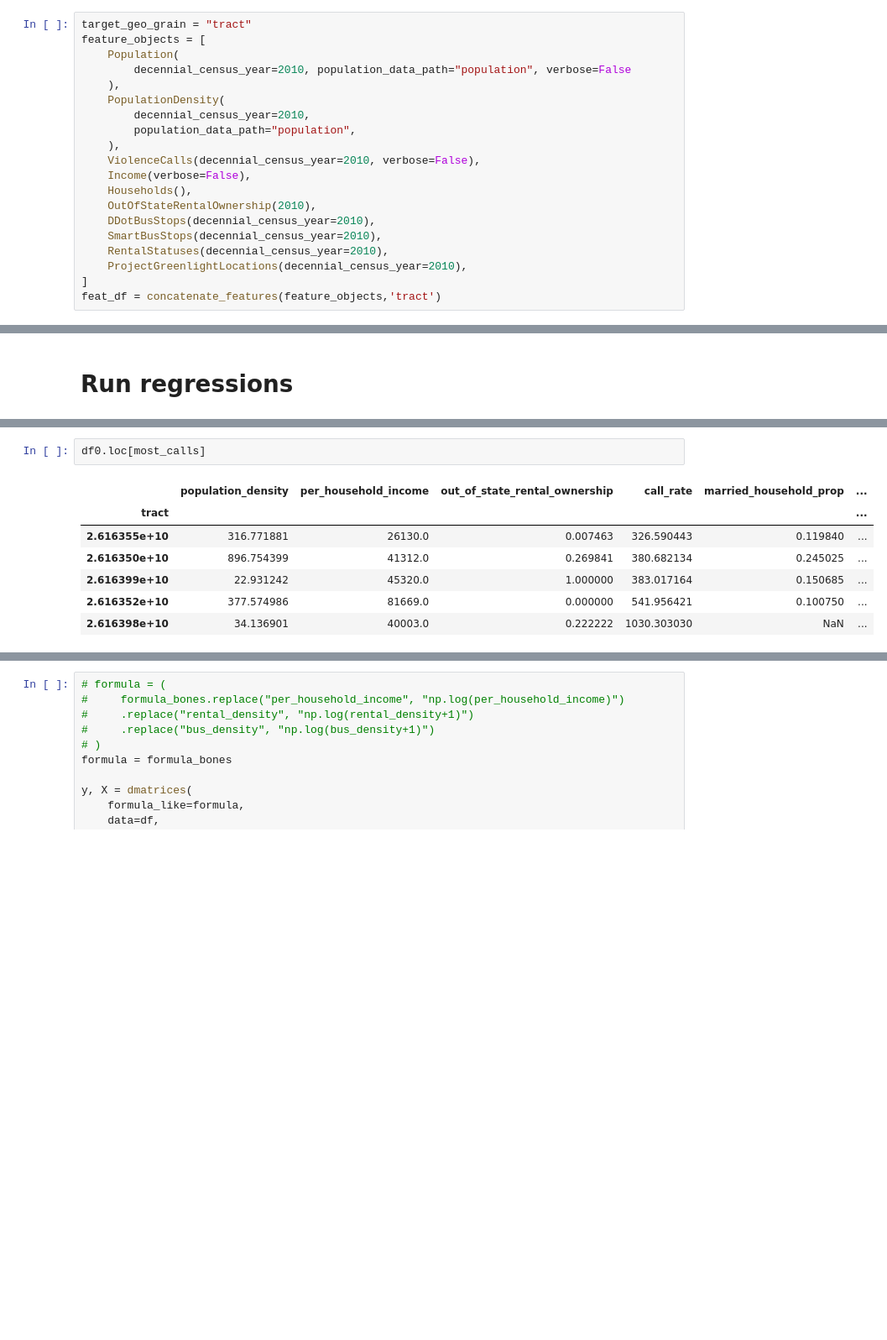
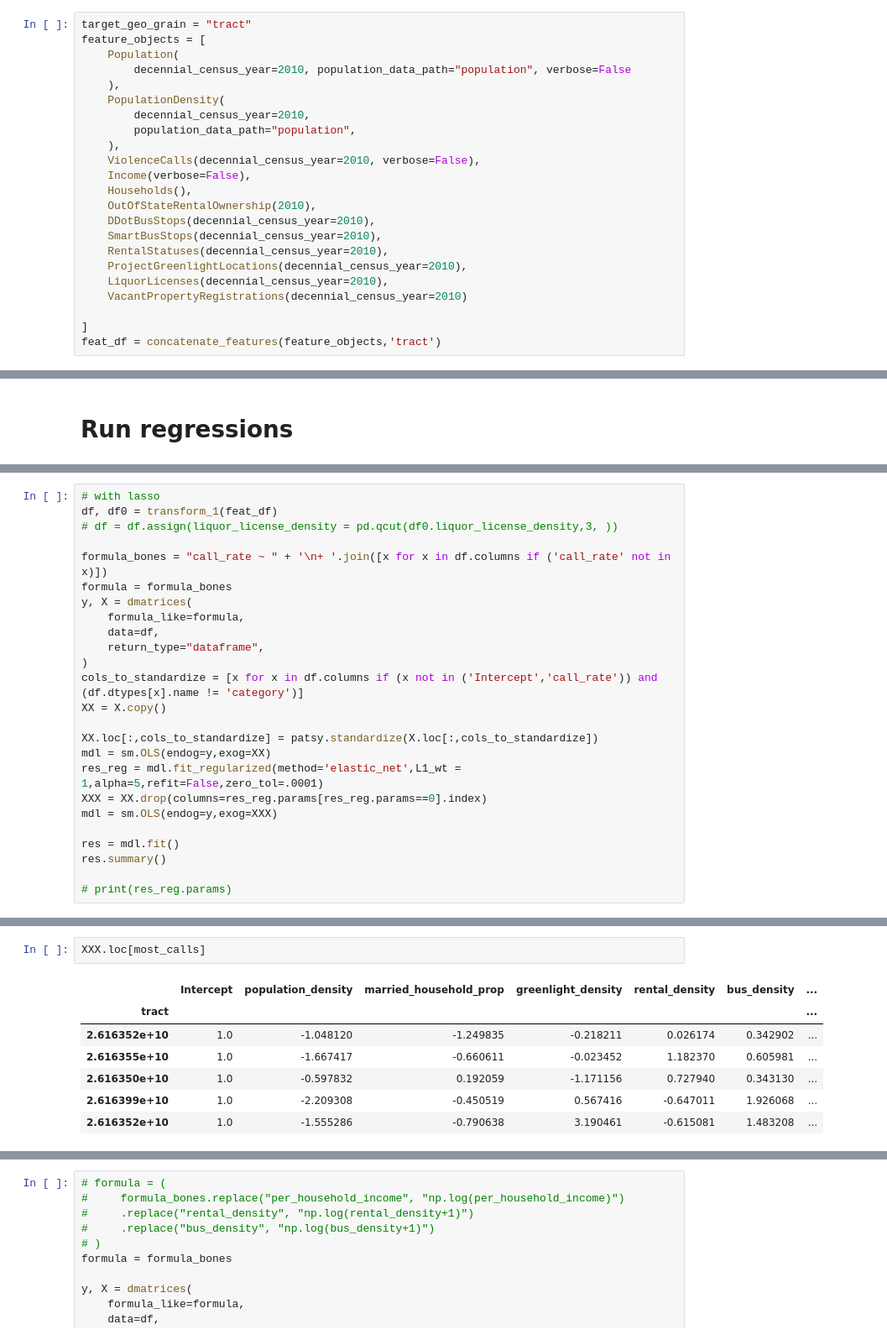
Before and after one commit to ahakso/detroit, a Jupyter notebook: shame_correlations.ipynb, the cells around one changed output, grey strips where cells are left out. Shown: that part at 84% size. Saved outputs shown, nothing was run; the diff lists cells and outputs as text; blank space fills up the shorter version.

```diff
--- a/shame_correlations.ipynb
+++ b/shame_correlations.ipynb
@@ -155,6 +67,9 @@ feature_objects = [
     SmartBusStops(decennial_census_year=2010),
     RentalStatuses(decennial_census_year=2010),
     ProjectGreenlightLocations(decennial_census_year=2010),
+    LiquorLicenses(decennial_census_year=2010),
+    VacantPropertyRegistrations(decennial_census_year=2010)
+
 ]
 feat_df = concatenate_features(feature_objects,'tract')
 # %% [markdown]
@@ -255,2 +185,27 @@ OLS Regression Results
 Notes:
 [1] Standard Errors assume that the covariance matrix of the errors is correctly specified.
+# %%
+# with lasso
+df, df0 = transform_1(feat_df)
+# df = df.assign(liquor_license_density = pd.qcut(df0.liquor_license_density,3, ))
+
+formula_bones = "call_rate ~ " + '\n+ '.join([x for x in df.columns if ('call_rate' not in x)])
+formula = formula_bones
+y, X = dmatrices(
+    formula_like=formula,
+    data=df,
+    return_type="dataframe",
+)
+cols_to_standardize = [x for x in df.columns if (x not in ('Intercept','call_rate')) and (df.dtypes[x].name != 'category')]
+XX = X.copy()
+
+XX.loc[:,cols_to_standardize] = patsy.standardize(X.loc[:,cols_to_standardize])
+mdl = sm.OLS(endog=y,exog=XX)
+res_reg = mdl.fit_regularized(method='elastic_net',L1_wt = 1,alpha=5,refit=False,zero_tol=.0001)
+XXX = XX.drop(columns=res_reg.params[res_reg.params==0].index)
+mdl = sm.OLS(endog=y,exog=XXX)
+
+res = mdl.fit()
+res.summary()
+
+# print(res_reg.params)
@@ -279,10 +325,10 @@ XXX.loc[most_calls]
 # %%
-df0.loc[most_calls]
+XXX.loc[most_calls]
 # %% [output]
-|  | population_density | per_household_income | out_of_state_rental_ownership | call_rate | married_household_prop | ... |
-| tract |  |  |  |  |  | ... |
-| 2.616355e+10 | 316.771881 | 26130.0 | 0.007463 | 326.590443 | 0.119840 | ... |
-| 2.616350e+10 | 896.754399 | 41312.0 | 0.269841 | 380.682134 | 0.245025 | ... |
-| 2.616399e+10 | 22.931242 | 45320.0 | 1.000000 | 383.017164 | 0.150685 | ... |
-| 2.616352e+10 | 377.574986 | 81669.0 | 0.000000 | 541.956421 | 0.100750 | ... |
-| 2.616398e+10 | 34.136901 | 40003.0 | 0.222222 | 1030.303030 | NaN | ... |
+|  | Intercept | population_density | married_household_prop | greenlight_density | rental_density | bus_density | ... |
+| tract |  |  |  |  |  |  | ... |
+| 2.616352e+10 | 1.0 | -1.048120 | -1.249835 | -0.218211 | 0.026174 | 0.342902 | ... |
+| 2.616355e+10 | 1.0 | -1.667417 | -0.660611 | -0.023452 | 1.182370 | 0.605981 | ... |
+| 2.616350e+10 | 1.0 | -0.597832 | 0.192059 | -1.171156 | 0.727940 | 0.343130 | ... |
+| 2.616399e+10 | 1.0 | -2.209308 | -0.450519 | 0.567416 | -0.647011 | 1.926068 | ... |
+| 2.616352e+10 | 1.0 | -1.555286 | -0.790638 | 3.190461 | -0.615081 | 1.483208 | ... |
```
Also changed, not shown: parts of 36 cells of this notebook, 11 other files.
